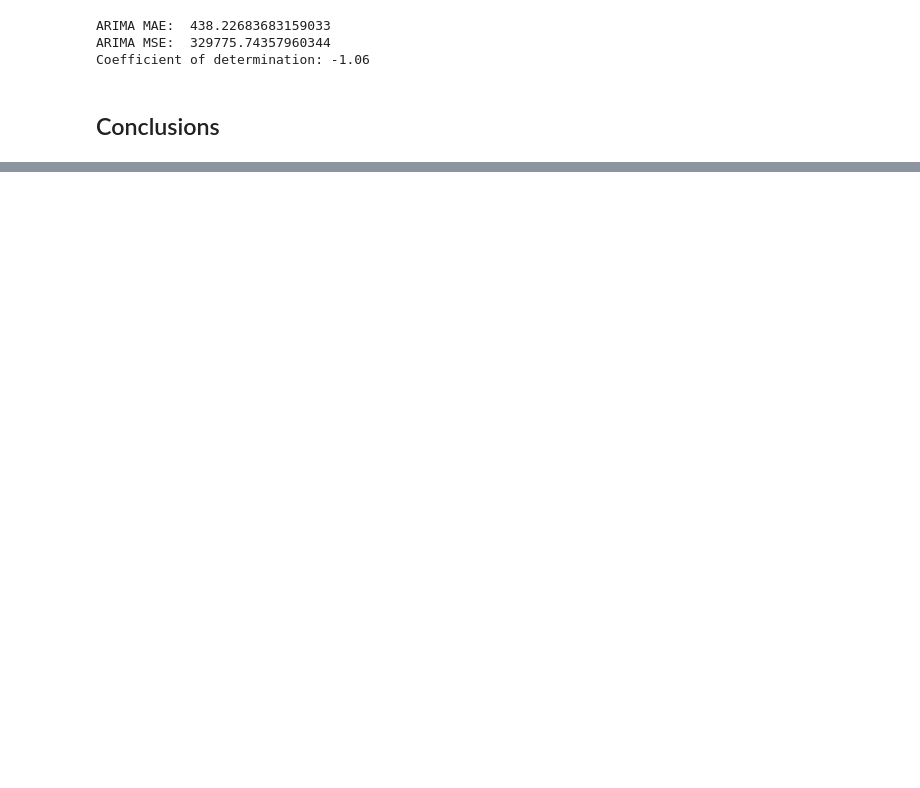
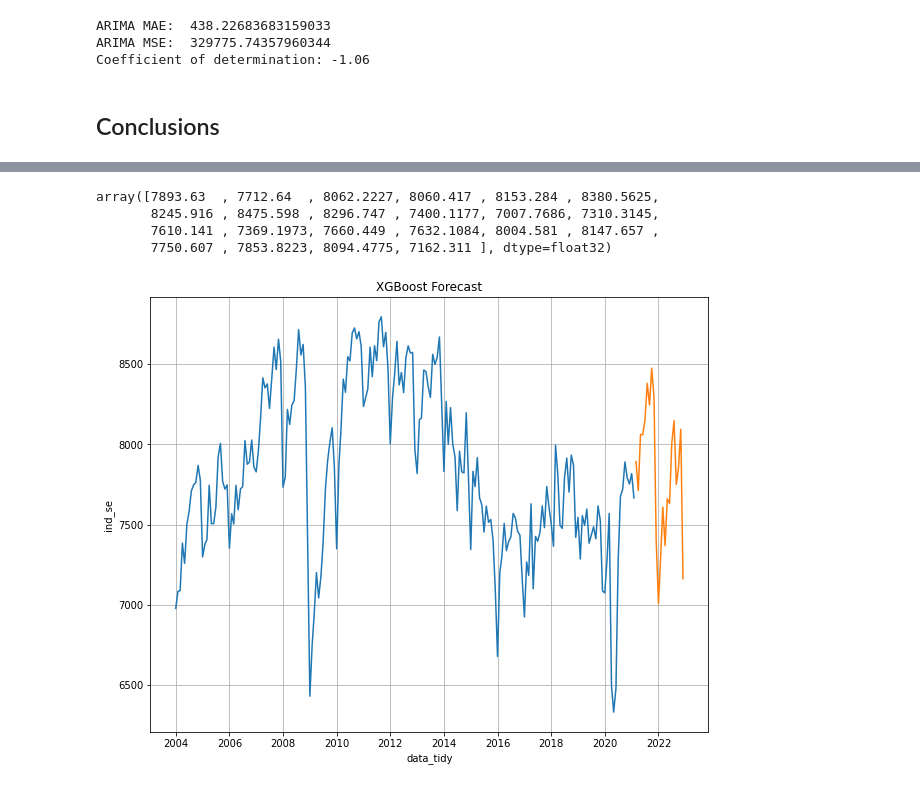
Before and after one commit to Gabrieleas10/4intelligence_case, a Jupyter notebook: scripts/4intelligence_case_Q2.ipynb, the cells around one changed output, grey strips where cells are left out. Cells and saved outputs as stored; diff of their text form; code cells hidden in the pictures; blank space fills up the shorter version.

```diff
--- a/scripts/4intelligence_case_Q2.ipynb
+++ b/scripts/4intelligence_case_Q2.ipynb
@@ -553,0 +558,33 @@ sns.lineplot(x= df_test['data_tidy'] , y= predictions)
+# %%
+# selecting features and target
+
+val_features = df_val[['pim_se','pim_s','pim_ne','massa_r','renda_r',
+                            'pop_ocup_br','pmc_r_se','mes','temp_min_se',
+                            'mes','pmc_r_s','media_temp','pmc_a_co','ano']]
+
+label = df_val[['ind_se']]
+# %%
+# scalling features
+
+scaler = StandardScaler()
+val_features = scaler.fit_transform(val_features)
+# %%
+# predictions in validation dataset: 2021-03-01 to 2022-12-01
+predictions = model4.predict(val_features)
+# %%
+predictions
+# %% [output]
+array([7893.63  , 7712.64  , 8062.2227, 8060.417 , 8153.284 , 8380.5625,
+       8245.916 , 8475.598 , 8296.747 , 7400.1177, 7007.7686, 7310.3145,
+       7610.141 , 7369.1973, 7660.449 , 7632.1084, 8004.581 , 8147.657 ,
+       7750.607 , 7853.8223, 8094.4775, 7162.311 ], dtype=float32)
+# %%
+# plot real and predict values of XGBoost model
+
+df_plot = df.loc[df['data_tidy'] <= date(2021,2,1)]
+rcParams['figure.figsize'] = 10, 8
+sns.lineplot(x= df_plot['data_tidy'] , y= df_plot['ind_se']).set_title('XGBoost Forecast')
+sns.lineplot(x= df_val['data_tidy'] , y= predictions)
+plt.grid()
+# %% [output]
+[figure, added]
```
Also changed, not shown: parts of 15 cells of this notebook.
